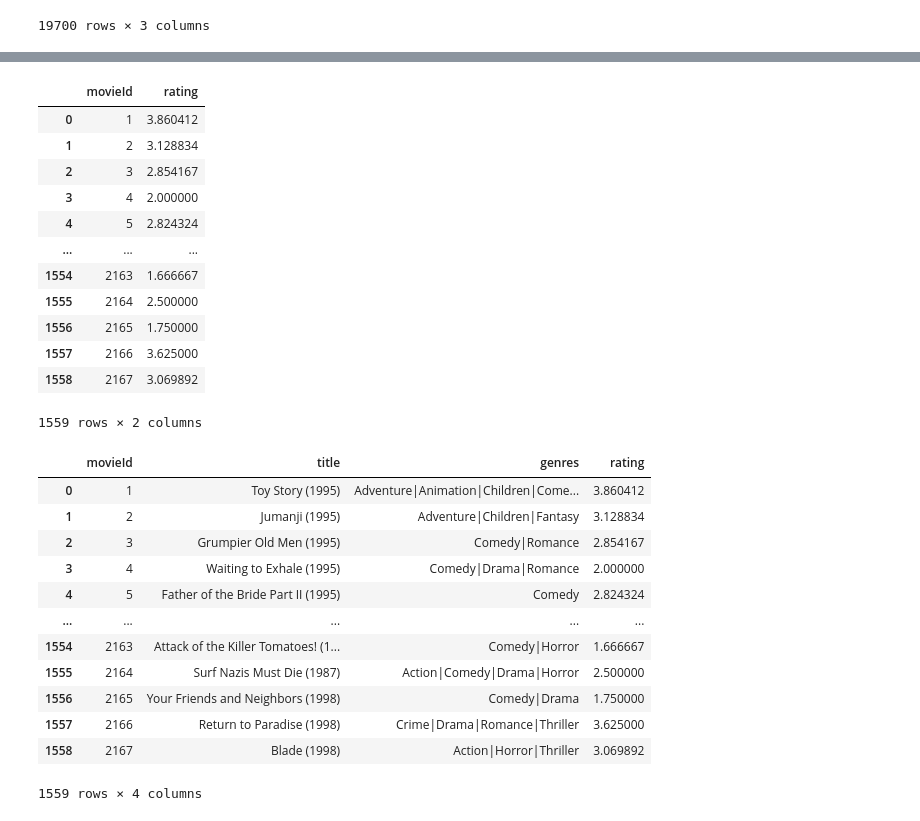
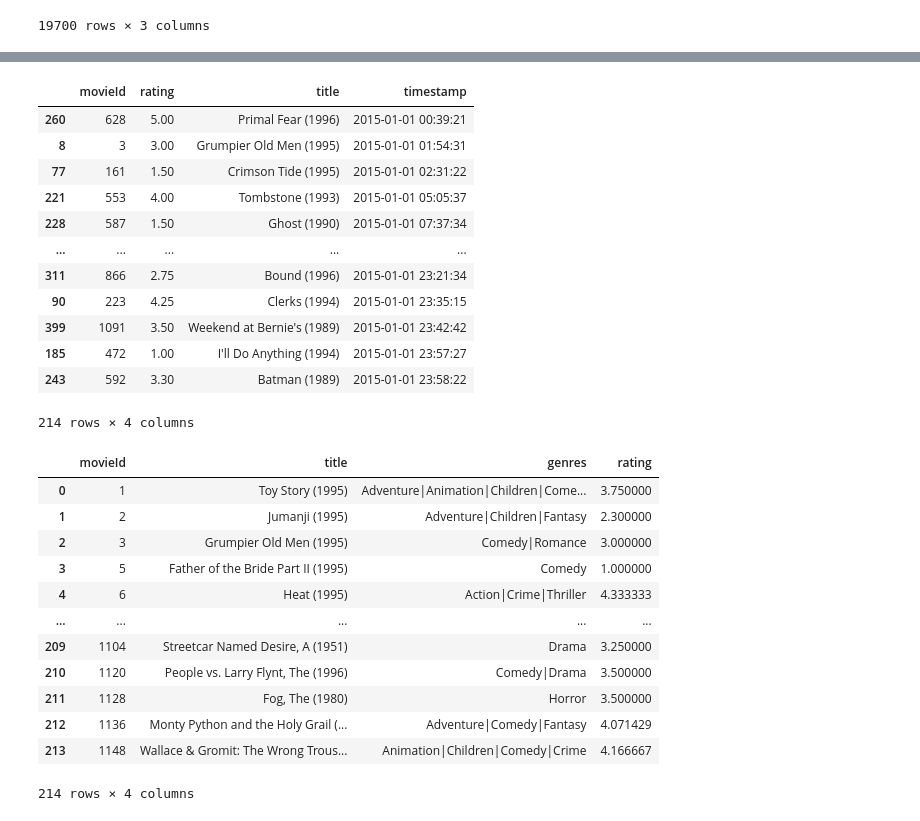
Before and after one commit to Pspetz/Big-Data-Analytics, a Jupyter notebook: BIG_data.ipynb, the cells around one changed output, grey strips where cells are left out. Saved outputs shown, nothing was run; the diff lists cells and outputs as text; code cells hidden in the pictures.

```diff
--- a/BIG_data.ipynb
+++ b/BIG_data.ipynb
@@ -86,7 +86,7 @@ dt
 # %%
 new_list = list()
 dicts={}
-dxx = dx[(dx['timestamp'] >= '2015-01-01') & (dx['timestamp'] <= '2015-03-31')]
+dxx = dx[(dx['timestamp'] > '2015-01-01') & (dx['timestamp'] <= '2015-01-02')]
 for i in range(len(dxx)):
     ar = dxx.loc[(dx['movieId'] == i ) & (dx['rating'] <= 5)]
     rating=ar.apply("rating").sum()
@@ -125,17 +125,20 @@ final_table
 #QUERY1
 df
 first_query = df.merge(final_table, on="movieId", how = 'inner')
+first_query=first_query.nlargest(30, ['rating'])
+n=first_query.drop(columns=['movieId'])
+#first_query
 
 #ADD TIMESTAMP
-dt=dxx.drop_duplicates(subset='movieId', keep="last")
+dt = dxx.sort_values('timestamp').drop_duplicates(['movieId','rating'], keep='last')
+
 f=dt.drop(['rating'], axis=1)
 f
+timequery = first_query.merge(f, on="movieId", how = 'inner')
+timequery=timequery.nlargest(70,['rating'])
+timequery = timequery.sort_values('timestamp').drop_duplicates(['movieId','title','rating'], keep='last')
 
-#MERGE RATING WITH TIMESTAMP
-timequery = first_query.merge(f, on="movieId", how = 'inner')
-#final query1 30-largest values
-timequery = timequery[(timequery['timestamp'] >= '2015-01-01') &( timequery['timestamp'] <= '2015-01-15') ]
-timequery=timequery.nlargest(30, ['rating'])
+#final query1 with timestamp
 timequery
 # %% [output]
 |  | movieId | title | rating | timestamp |
@@ -158,29 +161,28 @@ timequery
 # %%
 Query1 = pd.DataFrame(list(dicts.items()), columns=['movieId', 'rating'])
 
-#final_query = Query1.merge(df, on="movieId", how = 'inner')
-#final_query = final_query.dropna()
+final_query = Query1.merge(df, on="movieId", how = 'inner')
+final_query = final_query.dropna()
 
-#final_query = final_query.merge(f, on="movieId", how = 'inner')
-#final_query = final_query.sort_values('timestamp').drop_duplicates(['movieId','rating','title'], keep='last')
+final_query = final_query.merge(f, on="movieId", how = 'inner')
+final_query = final_query.sort_values('timestamp').drop_duplicates(['movieId','rating','title'], keep='last')
 
 
-#final_query
-Query1
+final_query
 # %% [output]
-|  | movieId | rating |
-| 0 | 1 | 3.860412 |
-| 1 | 2 | 3.128834 |
-| 2 | 3 | 2.854167 |
-| 3 | 4 | 2.000000 |
-| 4 | 5 | 2.824324 |
-| ... | ... | ... |
-| 1554 | 2163 | 1.666667 |
-| 1555 | 2164 | 2.500000 |
-| 1556 | 2165 | 1.750000 |
-| 1557 | 2166 | 3.625000 |
-| 1558 | 2167 | 3.069892 |
+|  | movieId | rating | title | timestamp |
+| 260 | 628 | 5.00 | Primal Fear (1996) | 2015-01-01 00:39:21 |
+| 8 | 3 | 3.00 | Grumpier Old Men (1995) | 2015-01-01 01:54:31 |
+| 77 | 161 | 1.50 | Crimson Tide (1995) | 2015-01-01 02:31:22 |
+| 221 | 553 | 4.00 | Tombstone (1993) | 2015-01-01 05:05:37 |
+| 228 | 587 | 1.50 | Ghost (1990) | 2015-01-01 07:37:34 |
+| ... | ... | ... | ... | ... |
+| 311 | 866 | 2.75 | Bound (1996) | 2015-01-01 23:21:34 |
+| 90 | 223 | 4.25 | Clerks (1994) | 2015-01-01 23:35:15 |
+| 399 | 1091 | 3.50 | Weekend at Bernie's (1989) | 2015-01-01 23:42:42 |
+| 185 | 472 | 1.00 | I'll Do Anything (1994) | 2015-01-01 23:57:27 |
+| 243 | 592 | 3.30 | Batman (1989) | 2015-01-01 23:58:22 |
-1559 rows × 2 columns
+214 rows × 4 columns
 # %%
 #QUERYY2
 for_query2
@@ -191,18 +193,18 @@ final_query2 = for_query2.merge(Query1, on="movieId", how = 'inner')
 final_query2
 # %% [output]
 |  | movieId | title | genres | rating |
-| 0 | 1 | Toy Story (1995) | Adventure|Animation|Children|Come... | 3.860412 |
-| 1 | 2 | Jumanji (1995) | Adventure|Children|Fantasy | 3.128834 |
-| 2 | 3 | Grumpier Old Men (1995) | Comedy|Romance | 2.854167 |
-| 3 | 4 | Waiting to Exhale (1995) | Comedy|Drama|Romance | 2.000000 |
-| 4 | 5 | Father of the Bride Part II (1995) | Comedy | 2.824324 |
+| 0 | 1 | Toy Story (1995) | Adventure|Animation|Children|Come... | 3.750000 |
+| 1 | 2 | Jumanji (1995) | Adventure|Children|Fantasy | 2.300000 |
+| 2 | 3 | Grumpier Old Men (1995) | Comedy|Romance | 3.000000 |
+| 3 | 5 | Father of the Bride Part II (1995) | Comedy | 1.000000 |
+| 4 | 6 | Heat (1995) | Action|Crime|Thriller | 4.333333 |
 | ... | ... | ... | ... | ... |
-| 1554 | 2163 | Attack of the Killer Tomatoes! (1... | Comedy|Horror | 1.666667 |
-| 1555 | 2164 | Surf Nazis Must Die (1987) | Action|Comedy|Drama|Horror | 2.500000 |
-| 1556 | 2165 | Your Friends and Neighbors (1998) | Comedy|Drama | 1.750000 |
-| 1557 | 2166 | Return to Paradise (1998) | Crime|Drama|Romance|Thriller | 3.625000 |
-| 1558 | 2167 | Blade (1998) | Action|Horror|Thriller | 3.069892 |
+| 209 | 1104 | Streetcar Named Desire, A (1951) | Drama | 3.250000 |
+| 210 | 1120 | People vs. Larry Flynt, The (1996) | Comedy|Drama | 3.500000 |
+| 211 | 1128 | Fog, The (1980) | Horror | 3.500000 |
+| 212 | 1136 | Monty Python and the Holy Grail (... | Adventure|Comedy|Fantasy | 4.071429 |
+| 213 | 1148 | Wallace & Gromit: The Wrong Trous... | Animation|Children|Comedy|Crime | 4.166667 |
-1559 rows × 4 columns
+214 rows × 4 columns
 # %%
 
 col_list=['userId','movieId','tag','timestamp']
```
Also changed, not shown: parts of 25 cells of this notebook.
